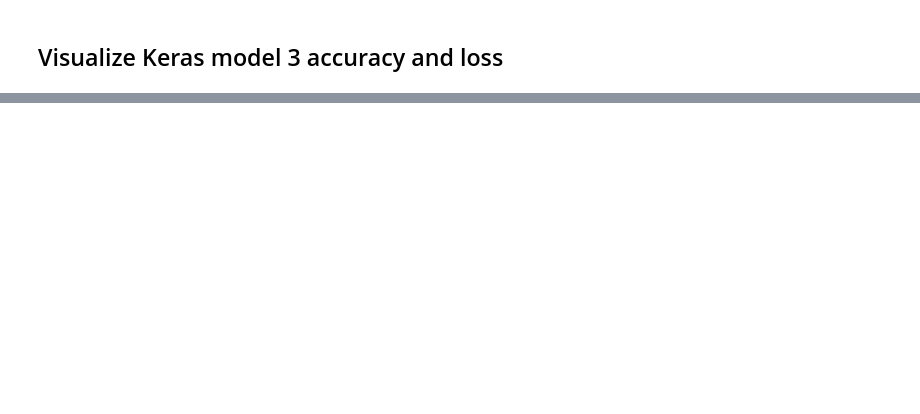
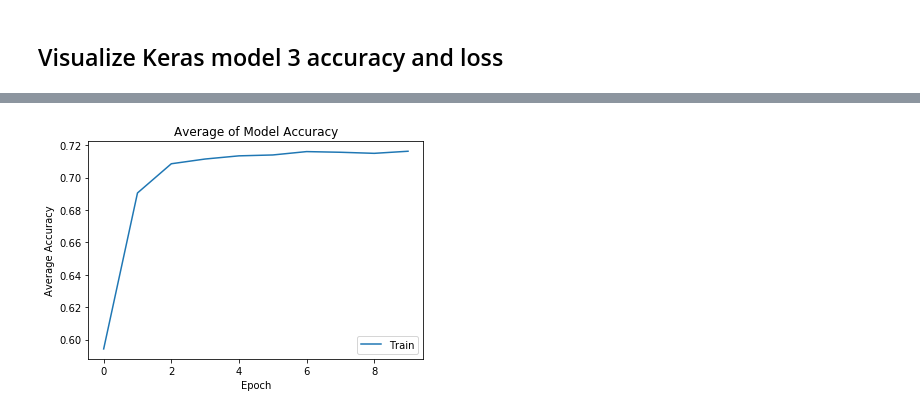
Before and after one commit to jsbernet/capstone_healthcare, a Jupyter notebook: modeling/Cardio_neural_network_graphs.ipynb, the cells around one changed output, grey strips where cells are left out. Cells and saved outputs as stored; diff of their text form; code cells hidden in the pictures; blank space fills up the shorter version.

Commit message:
Preparing csv logs for average accuracy and loss

```diff
--- a/modeling/Cardio_neural_network_graphs.ipynb
+++ b/modeling/Cardio_neural_network_graphs.ipynb
@@ -139,0 +142,7 @@ plt.show()
+# %%
+#https://stackoverflow.com/questions/25057835/get-the-mean-across-multiple-pandas-dataframes
+
+df_concat = pd.concat((history1, history2, history3))
+by_row_index = df_concat.groupby(df_concat.index)
+df_means = by_row_index.mean()
+df_means
@@ -139,0 +161,14 @@ plt.show()
+# %%
+#https://keras.io/visualization/
+#history = model.fit(X_train, y_train)
+
+# Plot average training accuracy values
+plt.plot(df_means['acc'])
+plt.title('Average of Model Accuracy')
+plt.ylabel('Average Accuracy')
+plt.xlabel('Epoch')
+plt.legend(['Train'], loc='lower right')
+plt.savefig('Average_train_accuracy.pdf')
+plt.show()
+# %% [output]
+[figure, added]
```
Also changed, not shown: parts of 16 cells of this notebook, 1 other file.
